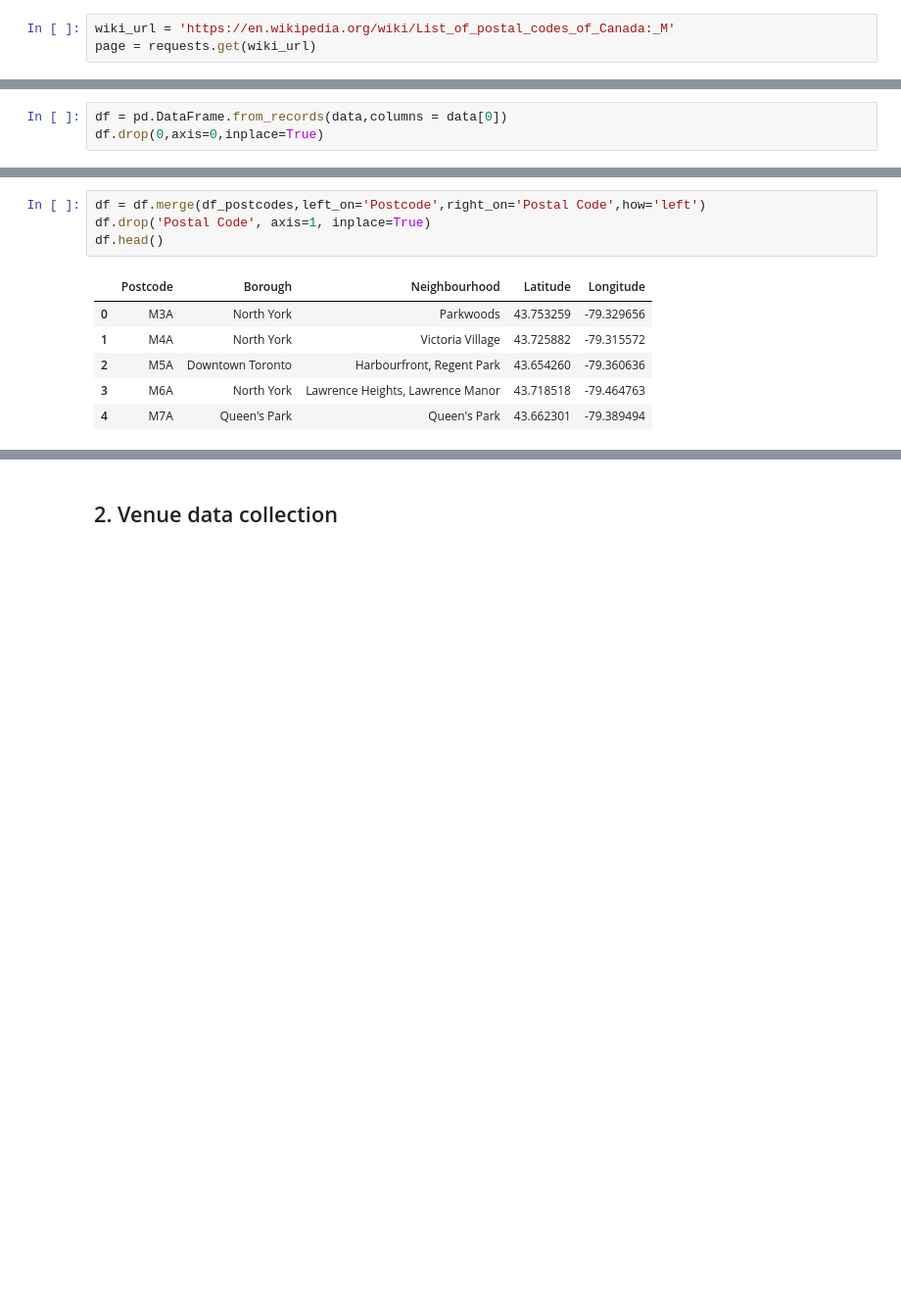
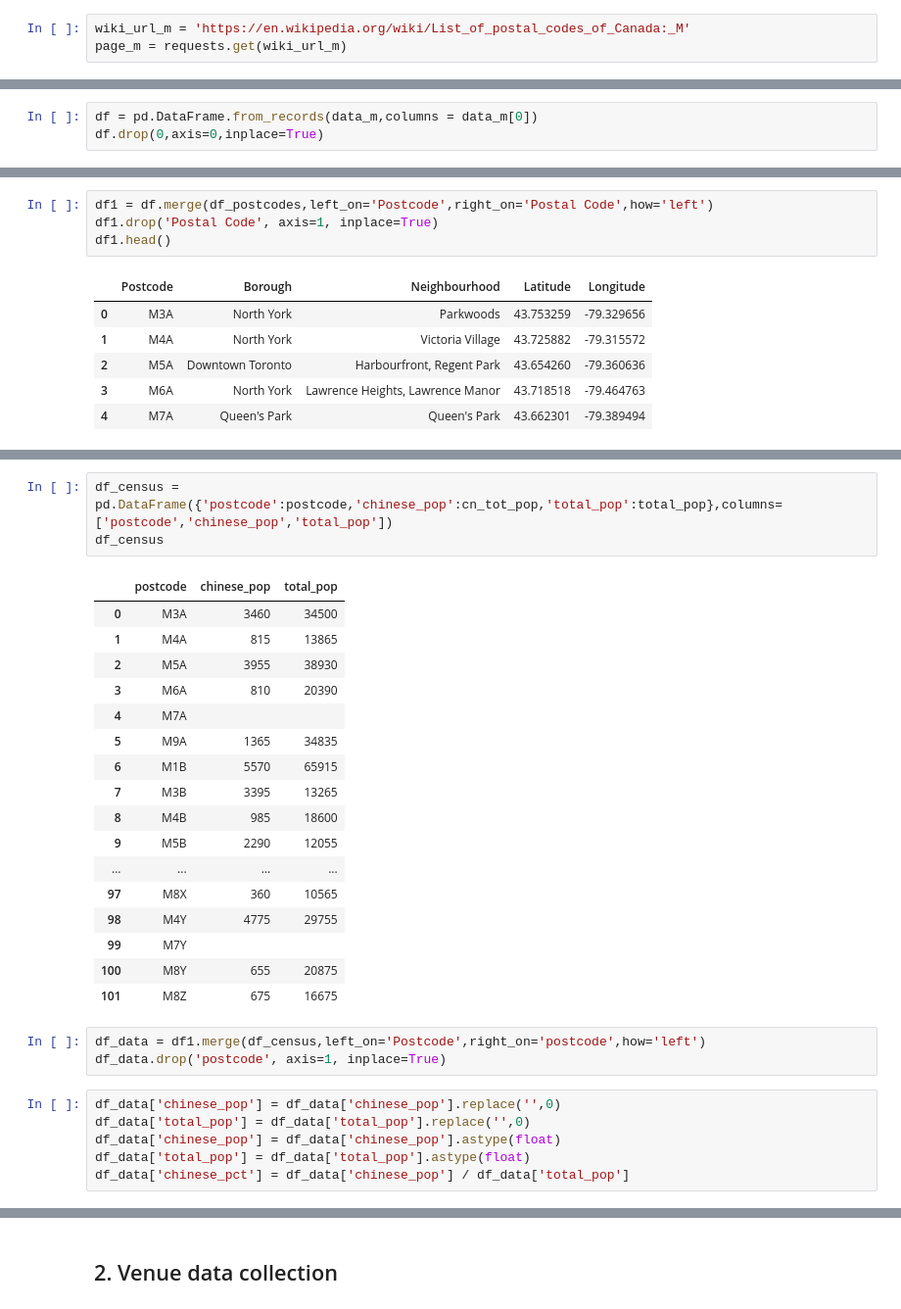
Before and after one commit to shengan-zhan/Coursera_Capstone, a Jupyter notebook: chinese_restaurants_in_GTA.ipynb, the cells around one changed output, grey strips where cells are left out. Shown: that part at 98% size. Drawn from its saved outputs; the diff is of its cells as text; blank space fills up the shorter version.

```diff
--- a/chinese_restaurants_in_GTA.ipynb
+++ b/chinese_restaurants_in_GTA.ipynb
@@ -82,4 +90,4 @@ Libraries imported.
 # %%
-wiki_url = 'https://en.wikipedia.org/wiki/List_of_postal_codes_of_Canada:_M'
-page = requests.get(wiki_url)
+wiki_url_m = 'https://en.wikipedia.org/wiki/List_of_postal_codes_of_Canada:_M'
+page_m = requests.get(wiki_url_m)
 # %%
@@ -93,5 +100,5 @@ for th in table.find_all('tr'):
 # %%
-df = pd.DataFrame.from_records(data,columns = data[0])
+df = pd.DataFrame.from_records(data_m,columns = data_m[0])
 df.drop(0,axis=0,inplace=True)
 # %% [markdown]
 ### Drop "not assigned" boroughs
@@ -145,9 +131,9 @@ df_postcodes.shape
 # %% [output]
 (103, 3)
 # %%
-df = df.merge(df_postcodes,left_on='Postcode',right_on='Postal Code',how='left')
-df.drop('Postal Code', axis=1, inplace=True)
-df.head()
+df1 = df.merge(df_postcodes,left_on='Postcode',right_on='Postal Code',how='left')
+df1.drop('Postal Code', axis=1, inplace=True)
+df1.head()
 # %% [output]
 |  | Postcode | Borough | Neighbourhood | Latitude | Longitude |
 | 0 | M3A | North York | Parkwoods | 43.753259 | -79.329656 |
@@ -157,0 +173,30 @@ df.head()
+# %%
+df_census = pd.DataFrame({'postcode':postcode,'chinese_pop':cn_tot_pop,'total_pop':total_pop},columns=['postcode','chinese_pop','total_pop'])
+df_census
+# %% [output]
+|  | postcode | chinese_pop | total_pop |
+| 0 | M3A | 3460 | 34500 |
+| 1 | M4A | 815 | 13865 |
+| 2 | M5A | 3955 | 38930 |
+| 3 | M6A | 810 | 20390 |
+| 4 | M7A |  |  |
+| 5 | M9A | 1365 | 34835 |
+| 6 | M1B | 5570 | 65915 |
+| 7 | M3B | 3395 | 13265 |
+| 8 | M4B | 985 | 18600 |
+| 9 | M5B | 2290 | 12055 |
+| ... | ... | ... | ... |
+| 97 | M8X | 360 | 10565 |
+| 98 | M4Y | 4775 | 29755 |
+| 99 | M7Y |  |  |
+| 100 | M8Y | 655 | 20875 |
+| 101 | M8Z | 675 | 16675 |
+# %%
+df_data = df1.merge(df_census,left_on='Postcode',right_on='postcode',how='left')
+df_data.drop('postcode', axis=1, inplace=True)
+# %%
+df_data['chinese_pop'] = df_data['chinese_pop'].replace('',0)
+df_data['total_pop'] = df_data['total_pop'].replace('',0)
+df_data['chinese_pop'] = df_data['chinese_pop'].astype(float)
+df_data['total_pop'] = df_data['total_pop'].astype(float)
+df_data['chinese_pct'] = df_data['chinese_pop'] / df_data['total_pop']
```
Also changed, not shown: parts of 52 cells of this notebook.
